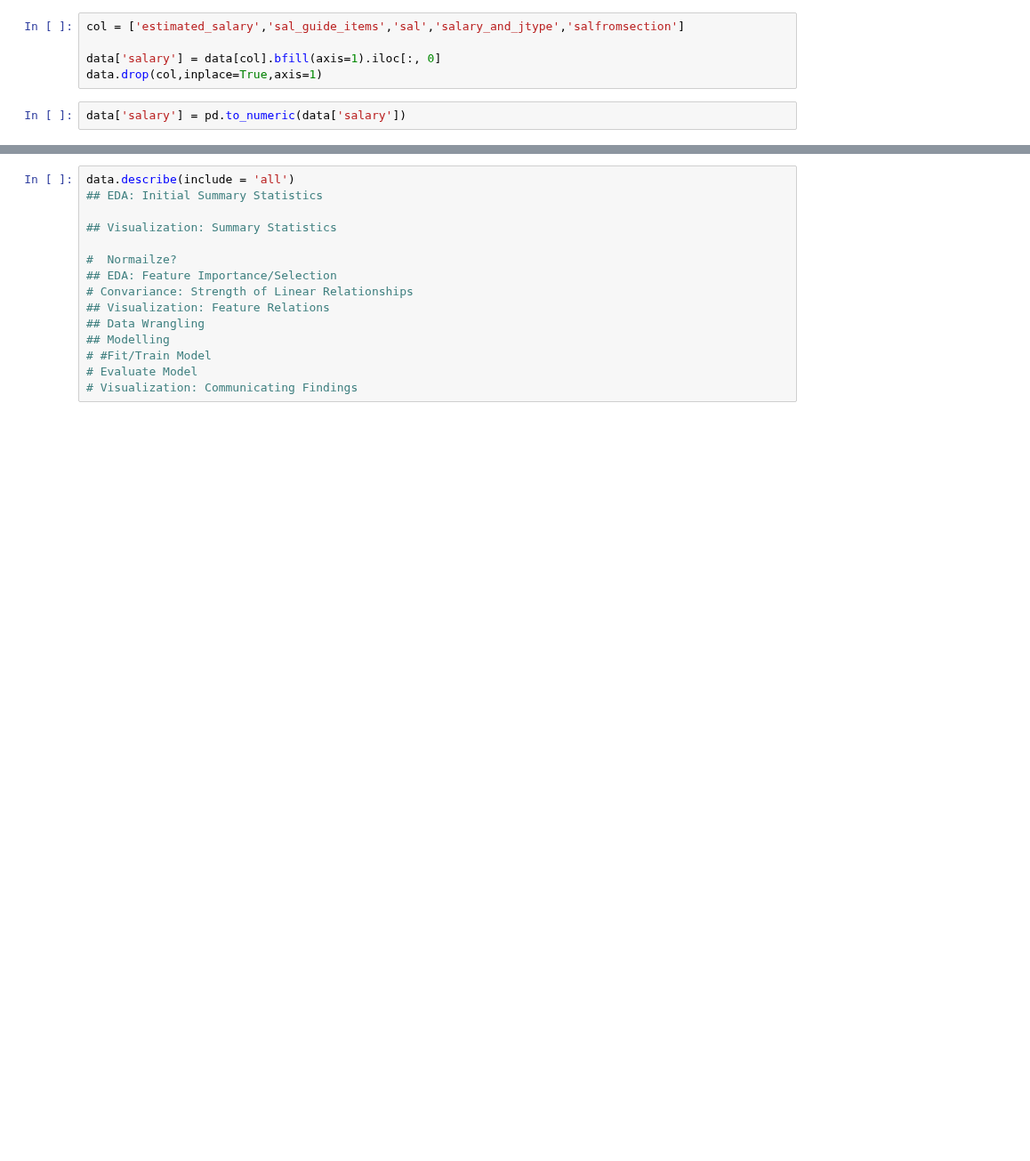
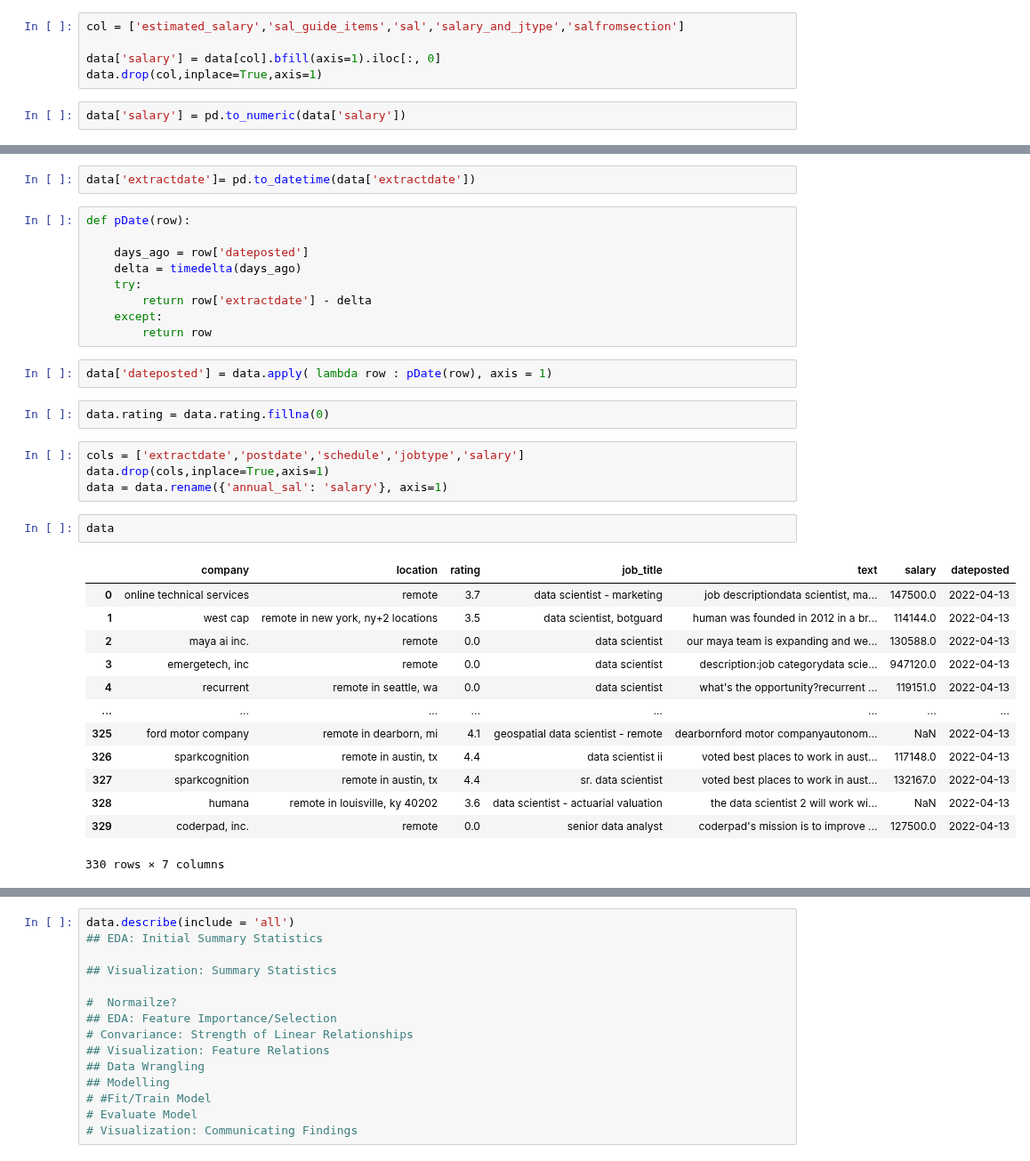
Before and after one commit to 333Kenji/indeedjobscraper, a Jupyter notebook: docs/1_munge.ipynb, the cells around one changed output, grey strips where cells are left out. Shown at 89% size. Drawn from its saved outputs; the diff is of its cells as text; blank space fills up the shorter version.

Commit message:
everything except location is wrangled,yay2

```diff
--- a/docs/1_munge.ipynb
+++ b/docs/1_munge.ipynb
@@ -183,0 +226,35 @@ data['comment_text'] = data['comment_text'].str.lower()
+# %%
+data['extractdate']= pd.to_datetime(data['extractdate'])
+# %%
+def pDate(row):
+
+    days_ago = row['dateposted']
+    delta = timedelta(days_ago)
+    try:
+        return row['extractdate'] - delta
+    except:
+        return row
+# %%
+data['dateposted'] = data.apply( lambda row : pDate(row), axis = 1)
+# %%
+data.rating = data.rating.fillna(0)
+# %%
+cols = ['extractdate','postdate','schedule','jobtype','salary']
+data.drop(cols,inplace=True,axis=1)
+data = data.rename({'annual_sal': 'salary'}, axis=1)
+# %%
+data
+# %% [output]
+|  | company | location | rating | job_title | text | salary | dateposted |
+| 0 | online technical services | remote | 3.7 | data scientist - marketing | job descriptiondata scientist, ma... | 147500.0 | 2022-04-13 |
+| 1 | west cap | remote in new york, ny+2 locations | 3.5 | data scientist, botguard | human was founded in 2012 in a br... | 114144.0 | 2022-04-13 |
+| 2 | maya ai inc. | remote | 0.0 | data scientist | our maya team is expanding and we... | 130588.0 | 2022-04-13 |
+| 3 | emergetech, inc | remote | 0.0 | data scientist | description:job categorydata scie... | 947120.0 | 2022-04-13 |
+| 4 | recurrent | remote in seattle, wa | 0.0 | data scientist | what's the opportunity?recurrent ... | 119151.0 | 2022-04-13 |
+| ... | ... | ... | ... | ... | ... | ... | ... |
+| 325 | ford motor company | remote in dearborn, mi | 4.1 | geospatial data scientist - remote | dearbornford motor companyautonom... | NaN | 2022-04-13 |
+| 326 | sparkcognition | remote in austin, tx | 4.4 | data scientist ii | voted best places to work in aust... | 117148.0 | 2022-04-13 |
+| 327 | sparkcognition | remote in austin, tx | 4.4 | sr. data scientist | voted best places to work in aust... | 132167.0 | 2022-04-13 |
+| 328 | humana | remote in louisville, ky 40202 | 3.6 | data scientist - actuarial valuation | the data scientist 2 will work wi... | NaN | 2022-04-13 |
+| 329 | coderpad, inc. | remote | 0.0 | senior data analyst | coderpad's mission is to improve ... | 127500.0 | 2022-04-13 |
+330 rows × 7 columns
```
Also changed, not shown: parts of 13 cells of this notebook.
